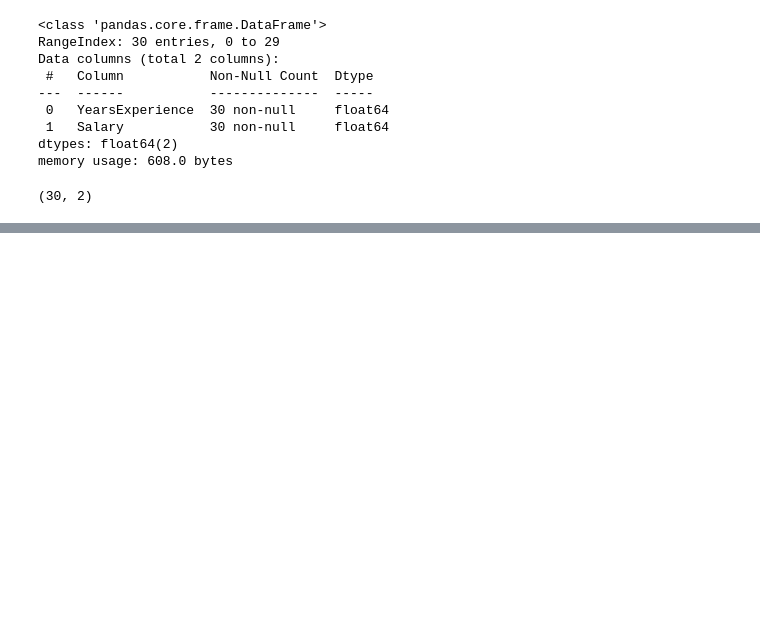
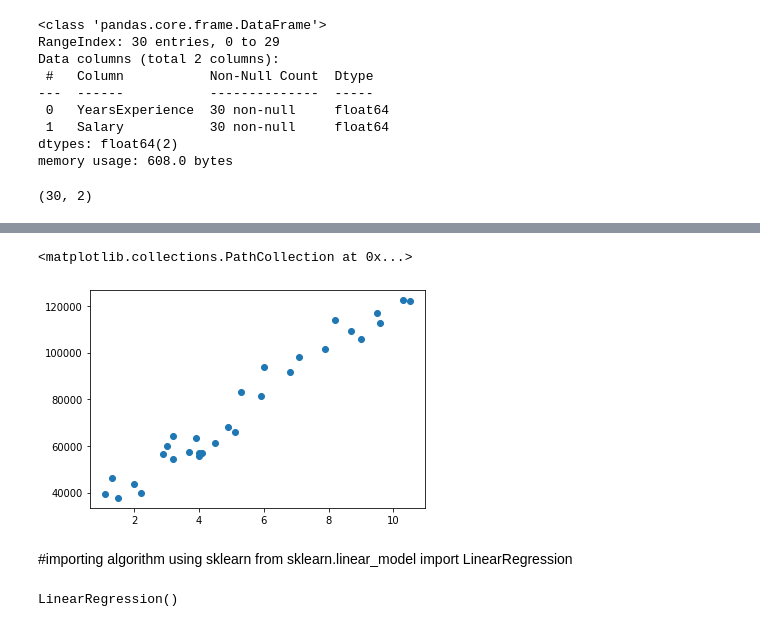
Before and after one commit to siddusuhaas/LEARNING-REFERENCES, a Jupyter notebook: simple_linear.ipynb, the cells around one changed output, grey strips where cells are left out. Cells and saved outputs as stored; diff of their text form; code cells hidden in the pictures; blank space fills up the shorter version.

```diff
--- a/simple_linear.ipynb
+++ b/simple_linear.ipynb
@@ -35,3 +35,17 @@ Data columns (total 2 columns):
 dtypes: float64(2)
 memory usage: 608.0 bytes
 (30, 2)
+# %%
+#dividing ip and op      its a numpy array
+#input x shld always be 2d array
+#output y in 1d array
+#x=df.iloc[:,[0]]   #if you add.values it shows float vals
+#print(x)
+#or
+#[[0]] for 1 col , [0:2] for multiple cols (take range)
+x=df[['YearsExperience']].values
+print(x)
+y=df.iloc[:,1].values
+print(y)
+#or y=df.iloc[:-1].values
+#y=df['Salary'].values
@@ -37,0 +70,9 @@ memory usage: 608.0 bytes
+# %%
+import matplotlib.pyplot as plt
+plt.scatter(x,y)   #plotting actual data
+# %% [output]
+<matplotlib.collections.PathCollection at 0x...>
+[figure, added]
+# %% [markdown]
+#importing algorithm using sklearn
+from sklearn.linear_model import LinearRegression
@@ -37,0 +82,5 @@ memory usage: 608.0 bytes
+# %%
+#fit the model ir train the model
+model.fit(x,y)
+# %% [output]
+LinearRegression()
```
Also changed, not shown: parts of 15 cells of this notebook.
